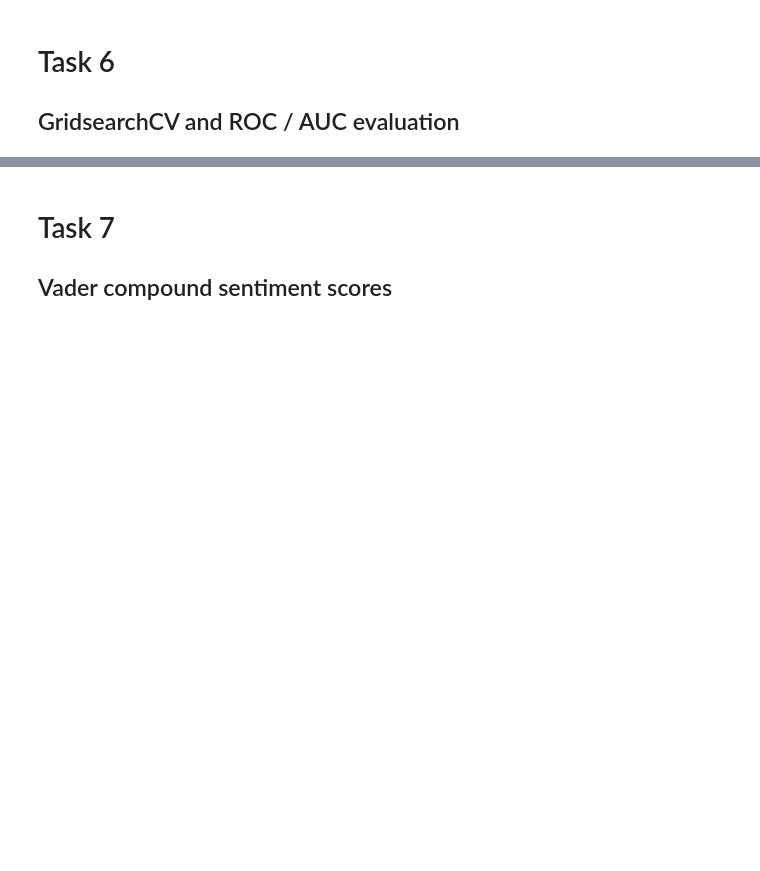
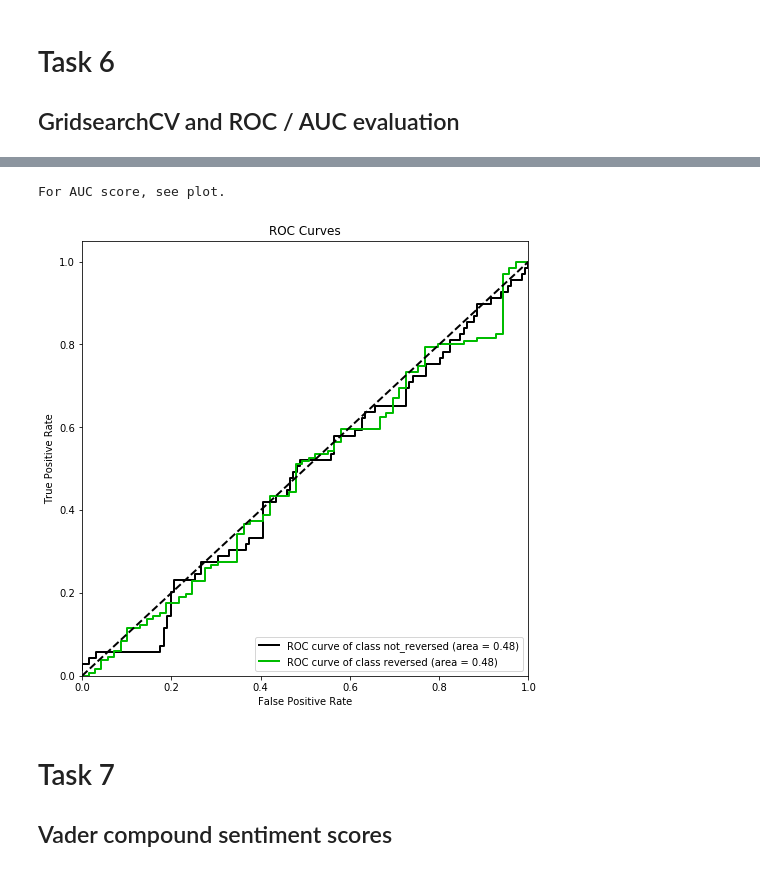
Before and after one commit to matthaeusheer/robot-judge, a Jupyter notebook: notebooks/exc_1_matthaeus_heer.ipynb, the cells around one changed output, grey strips where cells are left out. Cells and saved outputs as stored; diff of their text form; code cells hidden in the pictures; blank space fills up the shorter version.

```diff
--- a/notebooks/exc_1_matthaeus_heer.ipynb
+++ b/notebooks/exc_1_matthaeus_heer.ipynb
@@ -128,3 +181,10 @@ plt.show()
+# %%
+y_proba = clf.predict_proba(X_test)
+_ = plot_roc(y_true_labels, y_proba, title='ROC Curves', figsize=(8, 8), plot_macro=False, plot_micro=False)
+print('For AUC score, see plot.')
+# %% [output]
+For AUC score, see plot.
+[figure, added]
 # %% [markdown]
 # Task 7
 ## Vader compound sentiment scores
```
Also changed, not shown: parts of 39 cells of this notebook, 9 other files.
